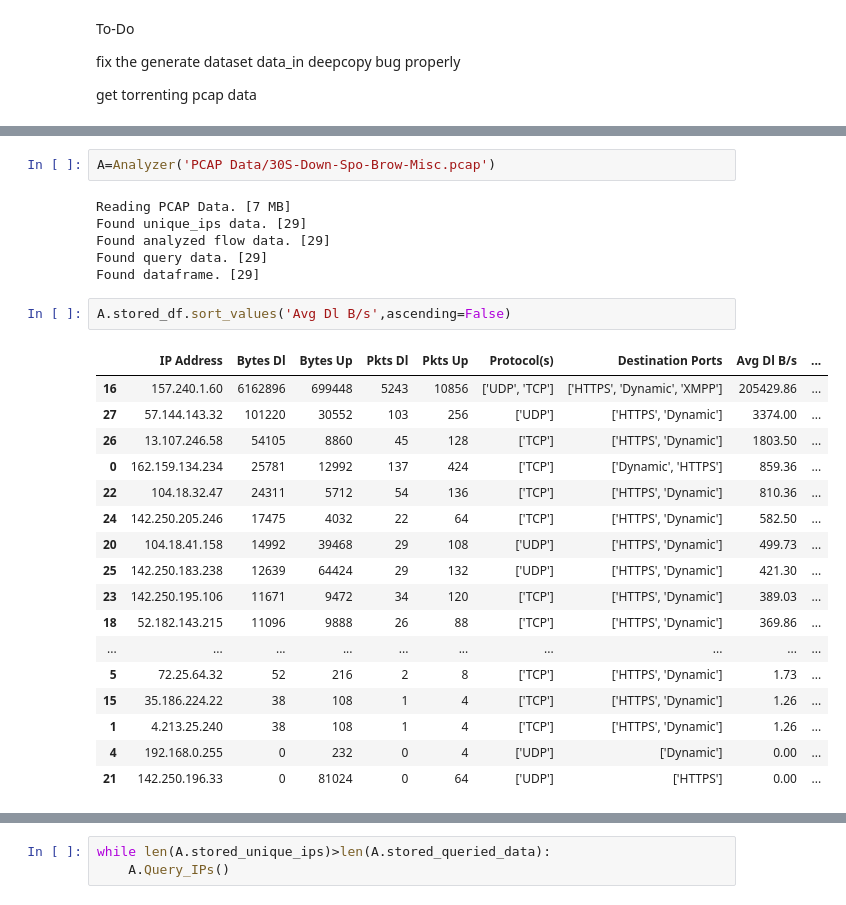
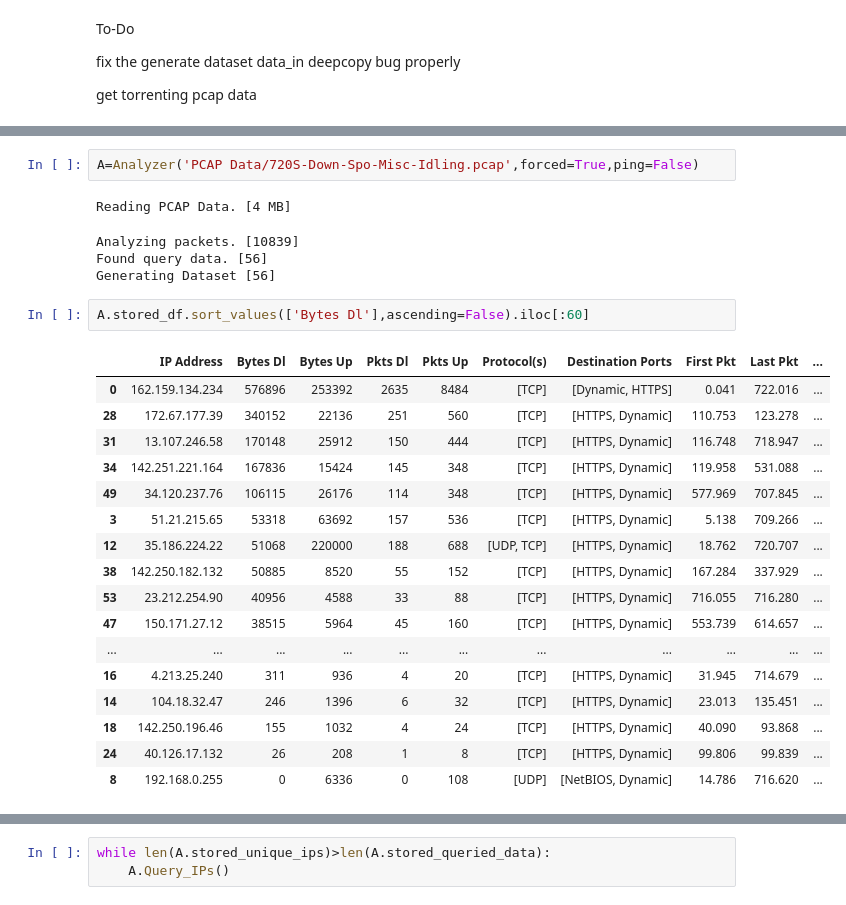
Before and after one commit to MobiusYeeitus/TrafficAnalysis, a Jupyter notebook: AnalysisCore.ipynb, the cells around one changed output, grey strips where cells are left out. Saved outputs shown, nothing was run; the diff lists cells and outputs as text.

Commit message:
added more aprameters to dataset, and added automated pinging capabilities

```diff
--- a/AnalysisCore.ipynb
+++ b/AnalysisCore.ipynb
@@ -643,30 +709,29 @@ class Analyzer:
             self.List_Initializer(self.stored_queried_ips,queried_unique_ips)
         return queried_unique_ips
 # %%
-A=Analyzer('PCAP Data/30S-Down-Spo-Brow-Misc.pcap')
+A=Analyzer('PCAP Data/720S-Down-Spo-Misc-Idling.pcap',forced=True,ping=False)
 # %% [output]
-Reading PCAP Data. [7 MB]
-Found unique_ips data. [29]
-Found analyzed flow data. [29]
-Found query data. [29]
-Found dataframe. [29]
+Reading PCAP Data. [4 MB]
+Analyzing packets. [10839]
+Found query data. [56]
+Generating Dataset [56]
 # %%
-A.stored_df.sort_values('Avg Dl B/s',ascending=False)
+A.stored_df.sort_values(['Bytes Dl'],ascending=False).iloc[:60]
 # %% [output]
-|  | IP Address | Bytes Dl | Bytes Up | Pkts Dl | Pkts Up | Protocol(s) | Destination Ports | Avg Dl B/s | ... |
-| 16 | 157.240.1.60 | 6162896 | 699448 | 5243 | 10856 | ['UDP', 'TCP'] | ['HTTPS', 'Dynamic', 'XMPP'] | 205429.86 | ... |
-| 27 | 57.144.143.32 | 101220 | 30552 | 103 | 256 | ['UDP'] | ['HTTPS', 'Dynamic'] | 3374.00 | ... |
-| 26 | 13.107.246.58 | 54105 | 8860 | 45 | 128 | ['TCP'] | ['HTTPS', 'Dynamic'] | 1803.50 | ... |
-| 0 | 162.159.134.234 | 25781 | 12992 | 137 | 424 | ['TCP'] | ['Dynamic', 'HTTPS'] | 859.36 | ... |
-| 22 | 104.18.32.47 | 24311 | 5712 | 54 | 136 | ['TCP'] | ['HTTPS', 'Dynamic'] | 810.36 | ... |
-| 24 | 142.250.205.246 | 17475 | 4032 | 22 | 64 | ['TCP'] | ['HTTPS', 'Dynamic'] | 582.50 | ... |
-| 20 | 104.18.41.158 | 14992 | 39468 | 29 | 108 | ['UDP'] | ['HTTPS', 'Dynamic'] | 499.73 | ... |
-| 25 | 142.250.183.238 | 12639 | 64424 | 29 | 132 | ['UDP'] | ['HTTPS', 'Dynamic'] | 421.30 | ... |
-| 23 | 142.250.195.106 | 11671 | 9472 | 34 | 120 | ['TCP'] | ['HTTPS', 'Dynamic'] | 389.03 | ... |
-| 18 | 52.182.143.215 | 11096 | 9888 | 26 | 88 | ['TCP'] | ['HTTPS', 'Dynamic'] | 369.86 | ... |
-| ... | ... | ... | ... | ... | ... | ... | ... | ... | ... |
-| 5 | 72.25.64.32 | 52 | 216 | 2 | 8 | ['TCP'] | ['HTTPS', 'Dynamic'] | 1.73 | ... |
-| 15 | 35.186.224.22 | 38 | 108 | 1 | 4 | ['TCP'] | ['HTTPS', 'Dynamic'] | 1.26 | ... |
-| 1 | 4.213.25.240 | 38 | 108 | 1 | 4 | ['TCP'] | ['HTTPS', 'Dynamic'] | 1.26 | ... |
-| 4 | 192.168.0.255 | 0 | 232 | 0 | 4 | ['UDP'] | ['Dynamic'] | 0.00 | ... |
-| 21 | 142.250.196.33 | 0 | 81024 | 0 | 64 | ['UDP'] | ['HTTPS'] | 0.00 | ... |
+|  | IP Address | Bytes Dl | Bytes Up | Pkts Dl | Pkts Up | Protocol(s) | Destination Ports | First Pkt | Last Pkt | ... |
+| 0 | 162.159.134.234 | 576896 | 253392 | 2635 | 8484 | [TCP] | [Dynamic, HTTPS] | 0.041 | 722.016 | ... |
+| 28 | 172.67.177.39 | 340152 | 22136 | 251 | 560 | [TCP] | [HTTPS, Dynamic] | 110.753 | 123.278 | ... |
+| 31 | 13.107.246.58 | 170148 | 25912 | 150 | 444 | [TCP] | [HTTPS, Dynamic] | 116.748 | 718.947 | ... |
+| 34 | 142.251.221.164 | 167836 | 15424 | 145 | 348 | [TCP] | [HTTPS, Dynamic] | 119.958 | 531.088 | ... |
+| 49 | 34.120.237.76 | 106115 | 26176 | 114 | 348 | [TCP] | [HTTPS, Dynamic] | 577.969 | 707.845 | ... |
+| 3 | 51.21.215.65 | 53318 | 63692 | 157 | 536 | [TCP] | [HTTPS, Dynamic] | 5.138 | 709.266 | ... |
+| 12 | 35.186.224.22 | 51068 | 220000 | 188 | 688 | [UDP, TCP] | [HTTPS, Dynamic] | 18.762 | 720.707 | ... |
+| 38 | 142.250.182.132 | 50885 | 8520 | 55 | 152 | [TCP] | [HTTPS, Dynamic] | 167.284 | 337.929 | ... |
+| 53 | 23.212.254.90 | 40956 | 4588 | 33 | 88 | [TCP] | [HTTPS, Dynamic] | 716.055 | 716.280 | ... |
+| 47 | 150.171.27.12 | 38515 | 5964 | 45 | 160 | [TCP] | [HTTPS, Dynamic] | 553.739 | 614.657 | ... |
+| ... | ... | ... | ... | ... | ... | ... | ... | ... | ... | ... |
+| 16 | 4.213.25.240 | 311 | 936 | 4 | 20 | [TCP] | [HTTPS, Dynamic] | 31.945 | 714.679 | ... |
+| 14 | 104.18.32.47 | 246 | 1396 | 6 | 32 | [TCP] | [HTTPS, Dynamic] | 23.013 | 135.451 | ... |
+| 18 | 142.250.196.46 | 155 | 1032 | 4 | 24 | [TCP] | [HTTPS, Dynamic] | 40.090 | 93.868 | ... |
+| 24 | 40.126.17.132 | 26 | 208 | 1 | 8 | [TCP] | [HTTPS, Dynamic] | 99.806 | 99.839 | ... |
+| 8 | 192.168.0.255 | 0 | 6336 | 0 | 108 | [UDP] | [NetBIOS, Dynamic] | 14.786 | 716.620 | ... |
```
Also changed, not shown: parts of 11 cells of this notebook.
